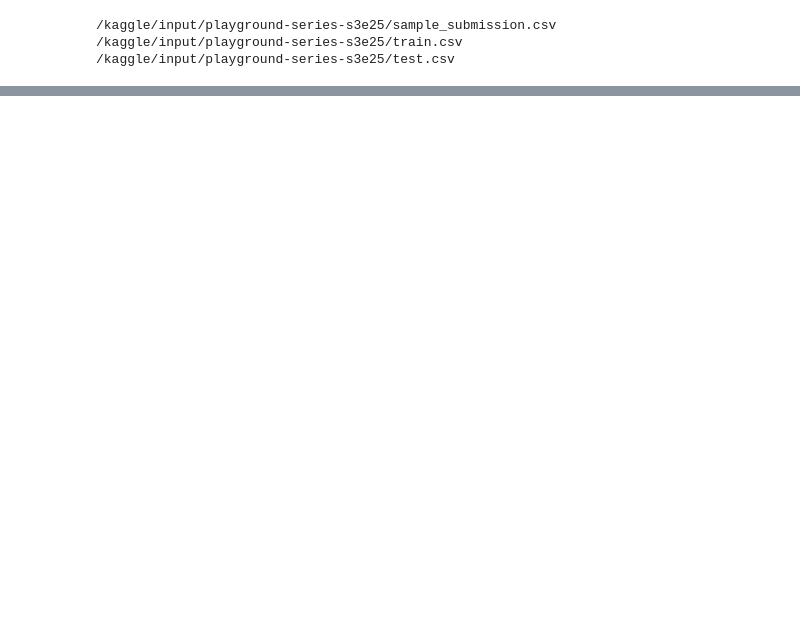
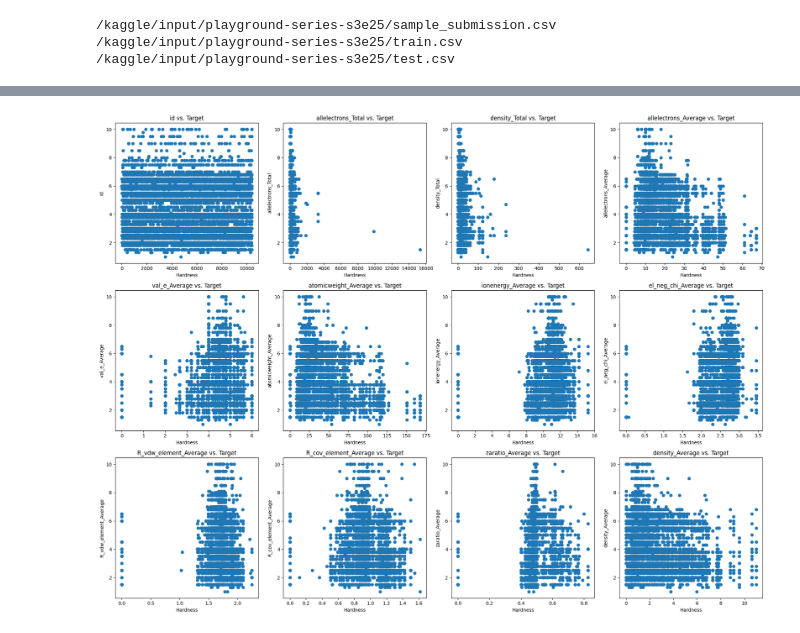
Before and after one commit to gacheru101/Play_ground_series-data, a Jupyter notebook: play-ground-series.ipynb, the cells around one changed output, grey strips where cells are left out. Cells and saved outputs as stored; diff of their text form; code cells hidden in the pictures; blank space fills up the shorter version.

Commit message:
Kaggle Notebook | play_ground_series | Version 2

```diff
--- a/play-ground-series.ipynb
+++ b/play-ground-series.ipynb
@@ -22,0 +28,8 @@ for dirname, _, filenames in os.walk('/kaggle/input'):
+# %%
+# Loading the train and test sets
+df_train = pd.read_csv('/kaggle/input/playground-series-s3e25/train.csv')
+df_test = pd.read_csv("/kaggle/input/playground-series-s3e25/test.csv")
+
+
+df_train.info()
+df_test.info()
@@ -22,0 +54,26 @@ for dirname, _, filenames in os.walk('/kaggle/input'):
+# %%
+# Assuming df is your DataFrame and 'target' is the name of your target column
+features = df_train.columns.drop('Hardness')  # Exclude the target variable from the features list
+
+# Set the number of plots per row
+plots_per_row = 4
+total_plots = len(features)
+rows = total_plots // plots_per_row + (1 if total_plots % plots_per_row else 0)
+
+fig, axs = plt.subplots(rows, plots_per_row, figsize=(5 * plots_per_row, 5 * rows))
+axs = axs.flatten()  # Flatten the array to make iteration easier
+
+for i, feature in enumerate(features):
+    axs[i].scatter(df_train[feature], df_train['Hardness'])
+    axs[i].set_title(f'{feature} vs. Target')
+    axs[i].set_xlabel('Hardness')
+    axs[i].set_ylabel(feature)
+
+# Hide any unused subplots
+for ax in axs[len(features):]:
+    ax.set_visible(False)
+
+plt.tight_layout()
+plt.show()
+# %% [output]
+[figure, added]
```
Also changed, not shown: parts of 2 cells of this notebook.
